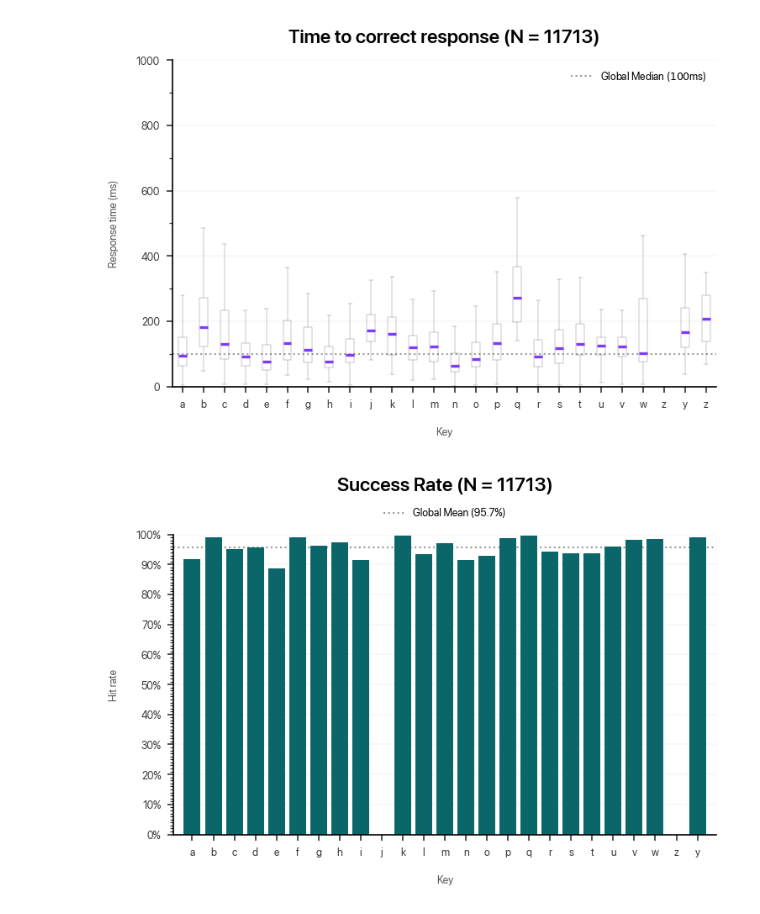
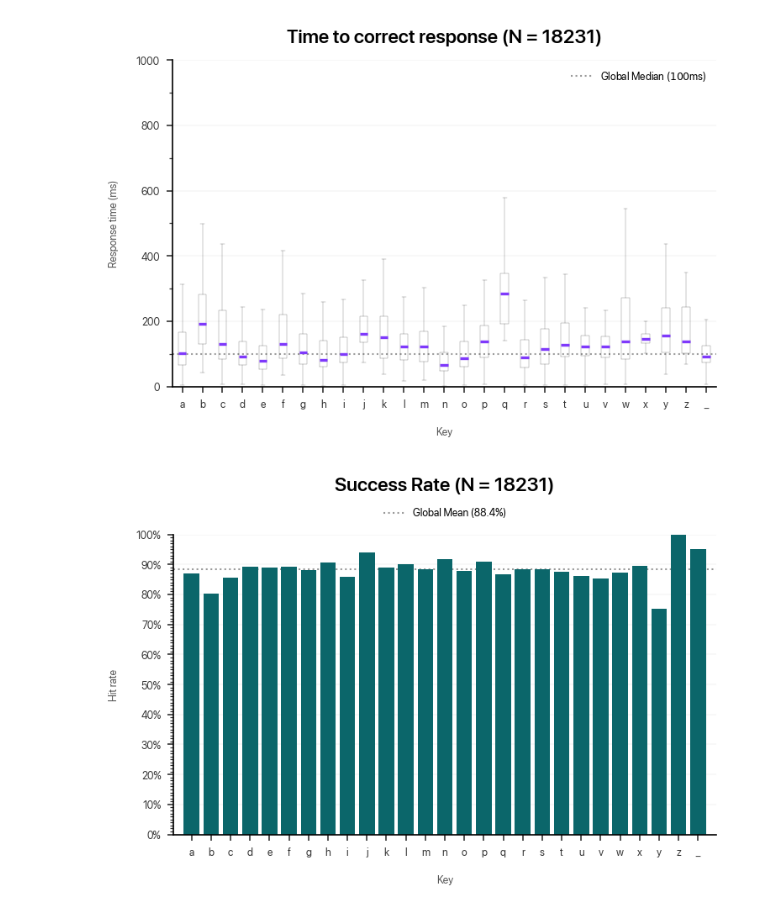
Before and after one commit to dlundgaard/AuthorshipArtifice, a Jupyter notebook: analysis.ipynb, the cells around one changed output. Cells and saved outputs as stored; diff of their text form; code cells hidden in the pictures.

Commit message:
tweaks and improvements to handle SPACE in analysis

```diff
--- a/analysis.ipynb
+++ b/analysis.ipynb
@@ -8,7 +8,8 @@ EXPORT_PATH = pathlib.Path("showcase")
 plt.style.use(EXPORT_PATH.joinpath("minimal.mplstyle"))
 
 FIGURE_SIZE = (5, 3.5)
-ALPHABET = "ABCDEFGHIJKLMNOPQRSTUVWZYZ".lower()
+SPACEBAR = "_"
+ALPHABET = "ABCDEFGHIJKLMNOPQRSTUVWXYZ".lower() + SPACEBAR
 # %%
 def load_data():
     global results
@@ -46,11 +73,11 @@ plt.tight_layout()
 plt.figure(figsize=FIGURE_SIZE)
 time_to_type = results.groupby(["session", "block", "cursor_position", "target_response"])["response_time"].sum().reset_index()
 
-for key, data in time_to_type[time_to_type["target_response"].isin(list(ALPHABET))].groupby("target_response"):
+for key, data in time_to_type.groupby("target_response"):
     outlines_alpha = 0.5
     plt.boxplot(
         data["response_time"],
-        positions=[ord(key)],
+        positions=[ord(ALPHABET[0]) + len(ALPHABET) - 1] if key == SPACEBAR else [ord(key)],
         widths = 0.4,
         boxprops = dict(linewidth = 0.2, alpha = outlines_alpha),
         whiskerprops = dict(linewidth = 0.2, alpha = outlines_alpha),
@@ -72,7 +99,7 @@ plt.suptitle("")
 plt.title(f"Time to correct response (N = {len(results)})")
 plt.xlabel("Key")
 plt.ylabel("Response time (ms)")
-plt.xticks(range(97, 97 + 26), ALPHABET)
+plt.xticks(range(ord(ALPHABET[0]), ord(ALPHABET[0]) + len(ALPHABET)), ALPHABET)
 plt.yticks(range(0, 1000, 100))
 plt.ylim((0, 1000))
 plt.gca().yaxis.set_major_locator(ticker.MultipleLocator(200))
@@ -80,41 +107,41 @@ plt.gca().yaxis.set_minor_locator(ticker.MultipleLocator(100))
 plt.tight_layout()
 # plt.savefig(EXPORT_PATH.joinpath("relative_difficulty_per_key.png"), dpi = 300)
 # %% [output]
-[figure, old version]
+[figure, new version]
 # %%
 # load_data()
 plt.figure(figsize=FIGURE_SIZE)
-incorrectly_typed = results[(results["response"].isin(list(ALPHABET.lower()))) & (results["response"] != results["target_response"])]
-succes_rates = 1 - incorrectly_typed["response"].value_counts(normalize = True)
+succes_rates = results.groupby("target_response").apply(lambda where_target: (where_target["response"] == where_target.name).mean())
+# 1 - results[results["response"] != results["target_response"]]["response"].value_counts(normalize = True)
 
 plt.bar(
-    succes_rates.index.to_series().apply(ord),
+    succes_rates.index.to_series().apply(lambda key: ord(ALPHABET[0]) + len(ALPHABET) - 1 if key == "_" else ord(key)),
     succes_rates,
 )
 
 plt.axhline(
     y = succes_rates.mean(),
     linestyle = ":",
     linewidth = 1,
     color = "black",
     alpha = 0.4,
     zorder = -1,
     label = f"""Global Mean ({succes_rates.mean():.1%})"""
 )
 plt.legend(loc = "upper center", bbox_to_anchor = (0.5, 1.12))
 plt.title(f"Success Rate (N = {len(results)})", pad = 25)
 plt.suptitle("")
 plt.xlabel("Key")
 plt.ylabel("Hit rate")
-plt.xticks(range(97, 97 + 26), ALPHABET)
+plt.xticks(range(ord(ALPHABET[0]), ord(ALPHABET[0]) + len(ALPHABET)), ALPHABET)
 plt.margins(x = 0.02)
 plt.ylim((0, 1))
 plt.gca().yaxis.set_major_formatter(ticker.PercentFormatter(1, decimals=0))
 plt.gca().yaxis.set_major_locator(ticker.MultipleLocator(0.1))
 plt.gca().yaxis.set_minor_locator(ticker.MultipleLocator(0.01))
 plt.tight_layout()
 # %% [output]
-[figure, old version]
+[figure, new version]
 # %%
 # load_data()
 plt.figure(figsize=FIGURE_SIZE)
```
Also changed, not shown: parts of 7 cells of this notebook, 2 other files.
